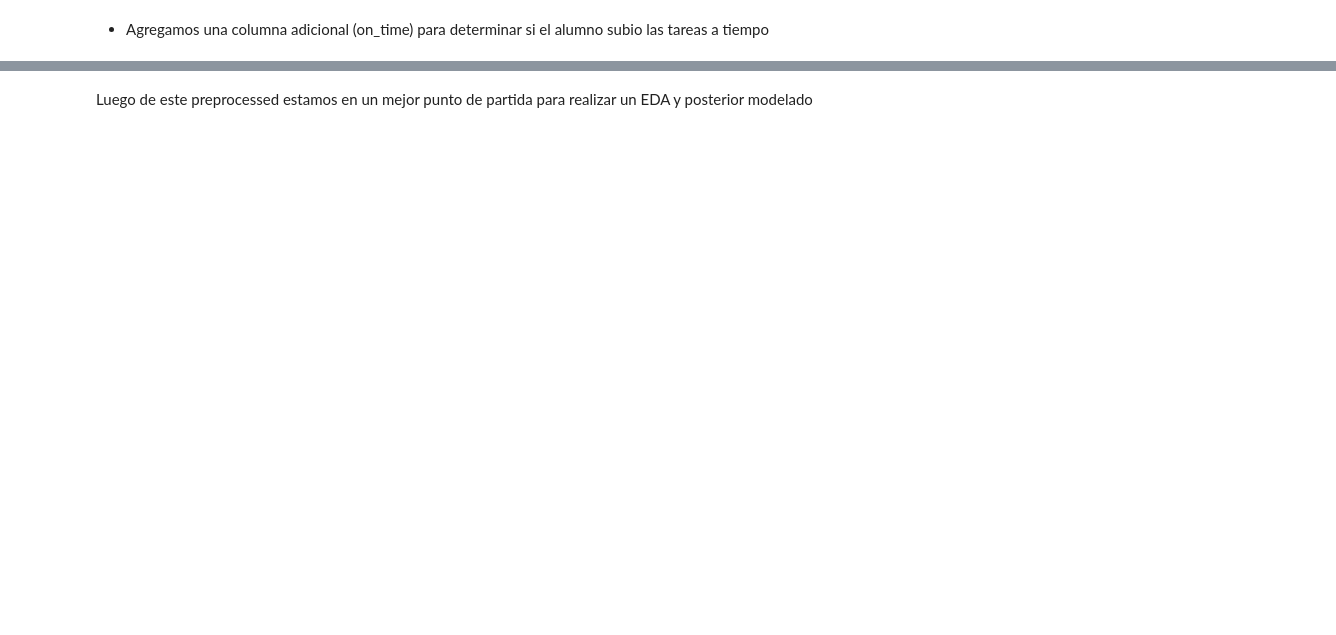
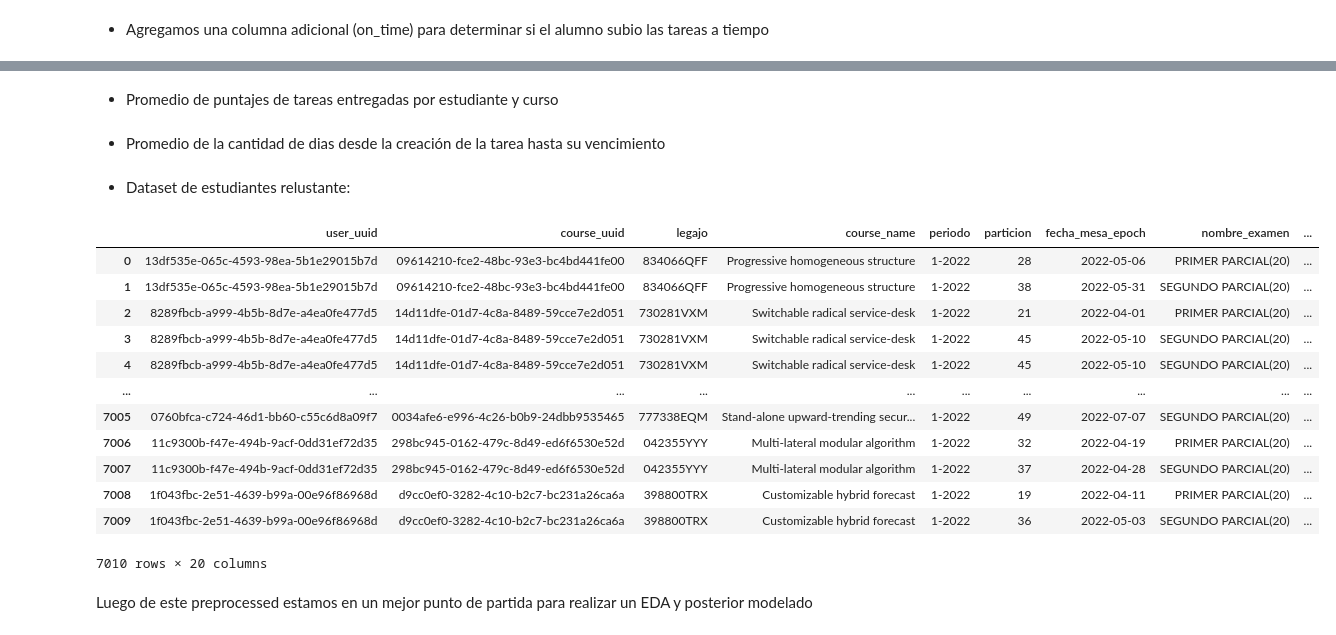
Before and after one commit to tomas-cortez/student_performance, a Jupyter notebook: notebooks/preprocessed.ipynb, the cells around one changed output, grey strips where cells are left out. Cells and saved outputs as stored; diff of their text form; code cells hidden in the pictures; blank space fills up the shorter version.

```diff
--- a/notebooks/preprocessed.ipynb
+++ b/notebooks/preprocessed.ipynb
@@ -234,0 +310,3 @@ df_entregas
+# %%
+df_puntaje_total = df_entregas.groupby(['user_uuid', 'course_uuid'])['score'].sum().reset_index(name='puntaje_total').round(2)
+df_estudiantes = df_estudiantes.merge(df_puntaje_total, on=['user_uuid', 'course_uuid'], how='left')
@@ -234,0 +315,31 @@ df_entregas
+# %%
+df_num_tareas = df_entregas.groupby(['user_uuid', 'course_uuid'])['ass_name'].nunique().reset_index(name='num_tareas')
+df_estudiantes = df_estudiantes.merge(df_num_tareas, on=['user_uuid', 'course_uuid'], how='left')
+# %% [markdown]
+- Promedio de puntajes de tareas entregadas por estudiante y curso
+# %%
+df_promedio_puntaje = df_entregas.groupby(['user_uuid', 'course_uuid'])['score'].mean().reset_index(name='mean_puntaje_tareas').round(2)
+df_estudiantes = df_estudiantes.merge(df_promedio_puntaje, on=['user_uuid', 'course_uuid'], how='left')
+# %% [markdown]
+- Promedio de la cantidad de dias desde la creación de la tarea hasta su vencimiento
+# %%
+df_dias_vencimiento = df_entregas.groupby(['user_uuid', 'course_uuid'])['dias_antes_vencimiento'].mean().reset_index(name='dias_mean_antes_vencimiento').round(2)
+df_estudiantes = df_estudiantes.merge(df_dias_vencimiento, on=['user_uuid', 'course_uuid'], how='left')
+# %% [markdown]
+- Dataset de estudiantes relustante:
+# %%
+df_estudiantes
+# %% [output]
+|  | user_uuid | course_uuid | legajo | course_name | periodo | particion | fecha_mesa_epoch | nombre_examen | ... |
+| 0 | 13df535e-065c-4593-98ea-5b1e29015b7d | 09614210-fce2-48bc-93e3-bc4bd441fe00 | 834066QFF | Progressive homogeneous structure | 1-2022 | 28 | 2022-05-06 | PRIMER PARCIAL(20) | ... |
+| 1 | 13df535e-065c-4593-98ea-5b1e29015b7d | 09614210-fce2-48bc-93e3-bc4bd441fe00 | 834066QFF | Progressive homogeneous structure | 1-2022 | 38 | 2022-05-31 | SEGUNDO PARCIAL(20) | ... |
+| 2 | 8289fbcb-a999-4b5b-8d7e-a4ea0fe477d5 | 14d11dfe-01d7-4c8a-8489-59cce7e2d051 | 730281VXM | Switchable radical service-desk | 1-2022 | 21 | 2022-04-01 | PRIMER PARCIAL(20) | ... |
+| 3 | 8289fbcb-a999-4b5b-8d7e-a4ea0fe477d5 | 14d11dfe-01d7-4c8a-8489-59cce7e2d051 | 730281VXM | Switchable radical service-desk | 1-2022 | 45 | 2022-05-10 | SEGUNDO PARCIAL(20) | ... |
+| 4 | 8289fbcb-a999-4b5b-8d7e-a4ea0fe477d5 | 14d11dfe-01d7-4c8a-8489-59cce7e2d051 | 730281VXM | Switchable radical service-desk | 1-2022 | 45 | 2022-05-10 | SEGUNDO PARCIAL(20) | ... |
+| ... | ... | ... | ... | ... | ... | ... | ... | ... | ... |
+| 7005 | 0760bfca-c724-46d1-bb60-c55c6d8a09f7 | 0034afe6-e996-4c26-b0b9-24dbb9535465 | 777338EQM | Stand-alone upward-trending secur... | 1-2022 | 49 | 2022-07-07 | SEGUNDO PARCIAL(20) | ... |
+| 7006 | 11c9300b-f47e-494b-9acf-0dd31ef72d35 | 298bc945-0162-479c-8d49-ed6f6530e52d | 042355YYY | Multi-lateral modular algorithm | 1-2022 | 32 | 2022-04-19 | PRIMER PARCIAL(20) | ... |
+| 7007 | 11c9300b-f47e-494b-9acf-0dd31ef72d35 | 298bc945-0162-479c-8d49-ed6f6530e52d | 042355YYY | Multi-lateral modular algorithm | 1-2022 | 37 | 2022-04-28 | SEGUNDO PARCIAL(20) | ... |
+| 7008 | 1f043fbc-2e51-4639-b99a-00e96f86968d | d9cc0ef0-3282-4c10-b2c7-bc231a26ca6a | 398800TRX | Customizable hybrid forecast | 1-2022 | 19 | 2022-04-11 | PRIMER PARCIAL(20) | ... |
+| 7009 | 1f043fbc-2e51-4639-b99a-00e96f86968d | d9cc0ef0-3282-4c10-b2c7-bc231a26ca6a | 398800TRX | Customizable hybrid forecast | 1-2022 | 36 | 2022-05-03 | SEGUNDO PARCIAL(20) | ... |
+7010 rows × 20 columns
```
Also changed, not shown: parts of 34 cells of this notebook, 2 other files.
